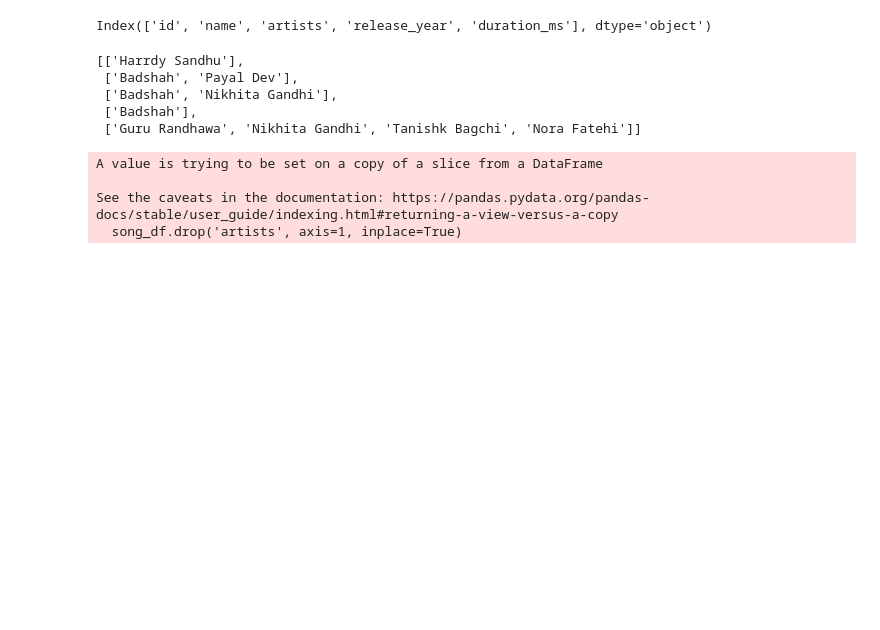
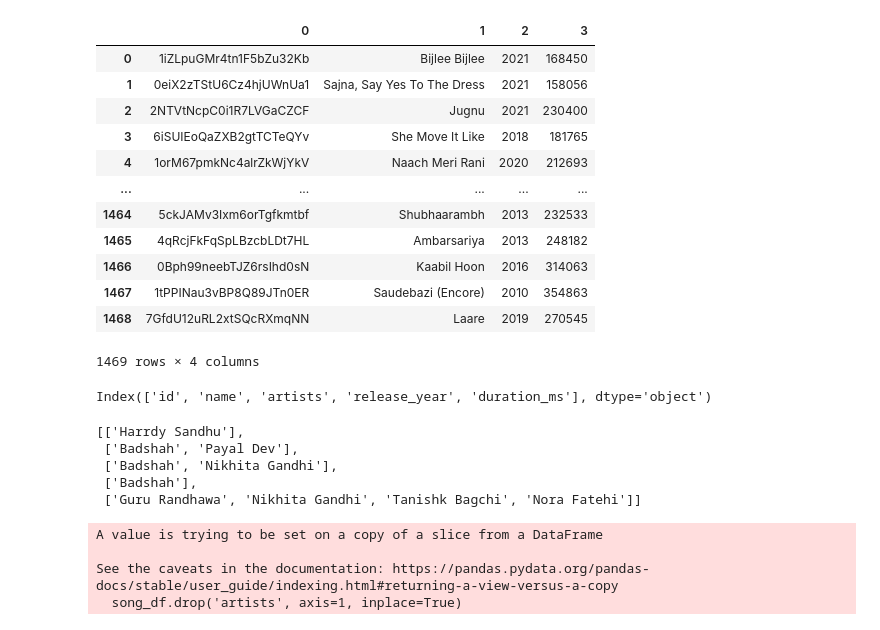
Before and after one commit to Tunophiles/dbms_project, a Jupyter notebook: db_builder.ipynb, the cells around one changed output. Cells and saved outputs as stored; diff of their text form; code cells hidden in the pictures; blank space fills up the shorter version.

```diff
--- a/db_builder.ipynb
+++ b/db_builder.ipynb
@@ -13,3 +51,19 @@ cursor = mydb.cursor()
+# %%
+df
+# %% [output]
+|  | 0 | 1 | 2 | 3 |
+| 0 | 1iZLpuGMr4tn1F5bZu32Kb | Bijlee Bijlee | 2021 | 168450 |
+| 1 | 0eiX2zTStU6Cz4hjUWnUa1 | Sajna, Say Yes To The Dress | 2021 | 158056 |
+| 2 | 2NTVtNcpC0i1R7LVGaCZCF | Jugnu | 2021 | 230400 |
+| 3 | 6iSUIEoQaZXB2gtTCTeQYv | She Move It Like | 2018 | 181765 |
+| 4 | 1orM67pmkNc4alrZkWjYkV | Naach Meri Rani | 2020 | 212693 |
+| ... | ... | ... | ... | ... |
+| 1464 | 5ckJAMv3Ixm6orTgfkmtbf | Shubhaarambh | 2013 | 232533 |
+| 1465 | 4qRcjFkFqSpLBzcbLDt7HL | Ambarsariya | 2013 | 248182 |
+| 1466 | 0Bph99neebTJZ6rsIhd0sN | Kaabil Hoon | 2016 | 314063 |
+| 1467 | 1tPPINau3vBP8Q89JTn0ER | Saudebazi (Encore) | 2010 | 354863 |
+| 1468 | 7GfdU12uRL2xtSQcRXmqNN | Laare | 2019 | 270545 |
+1469 rows × 4 columns
 # %%
 cursor.execute("use music_db1")
 # %%
```
Also changed, not shown: parts of 3 cells of this notebook, 12 other files.
